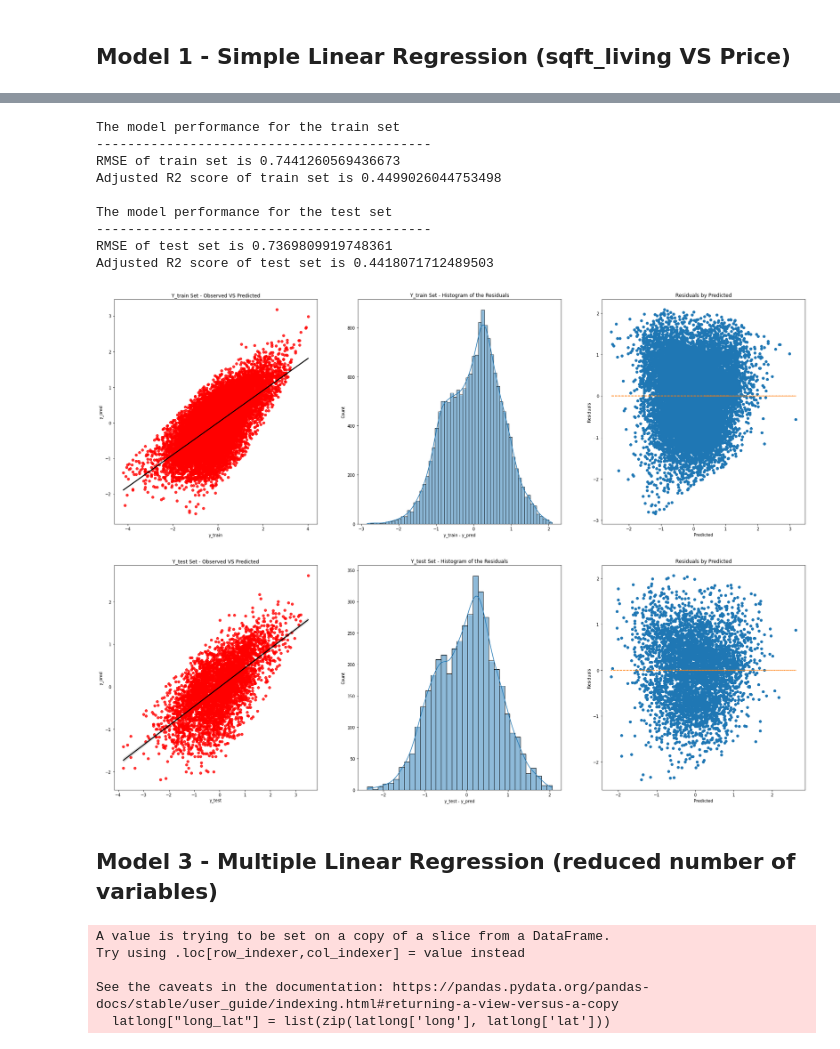
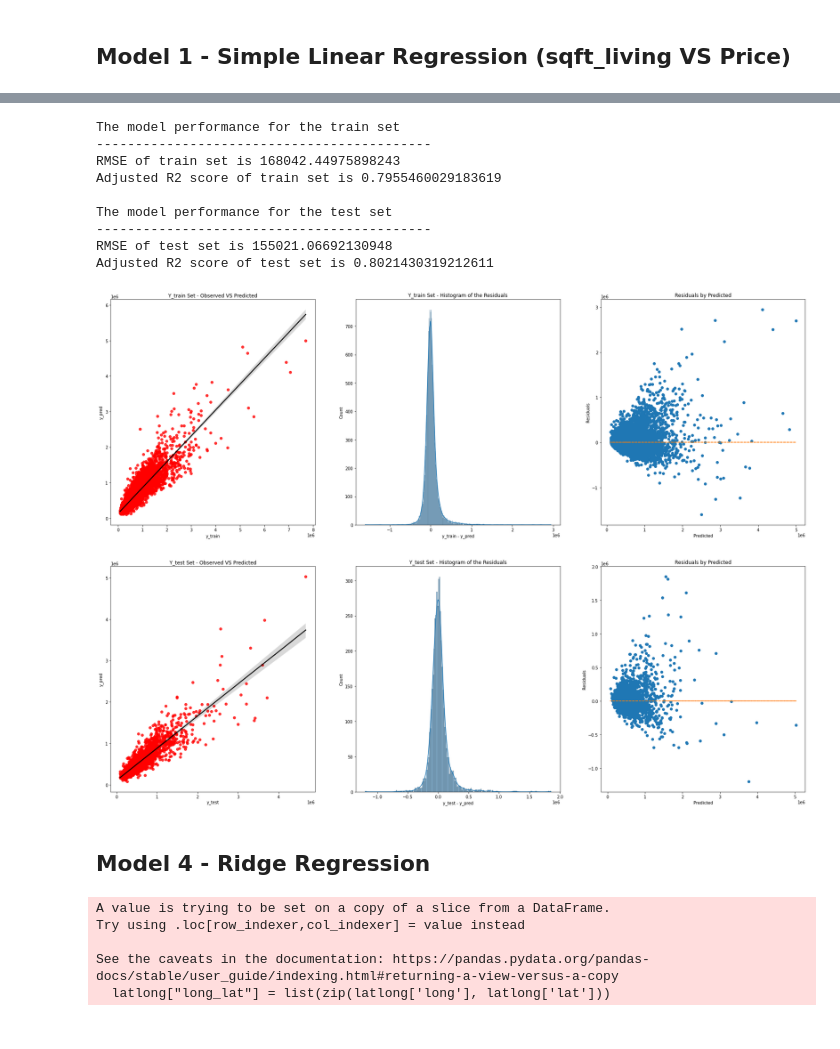
Before and after one commit to rikesahn/Mid_Term_Project, a Jupyter notebook: House_Prices_Case_Study.ipynb, the cells around one changed output, grey strips where cells are left out. Cells and saved outputs as stored; diff of their text form; code cells hidden in the pictures.

```diff
--- a/House_Prices_Case_Study.ipynb
+++ b/House_Prices_Case_Study.ipynb
@@ -934,0 +1232,27 @@ hp_df = (load_data("Data_MidTerm_Project_Real_State_Regression.xls")
+# %%
+# Inputs for the Pipeline Controller
+
+drop_columns = ["id", "date","sqft_lot", "sqft_above", "sqft_basement", "sqft_lot15", "condition", "floors"]
+cat_columns = ['waterfront', 'view', 'grade', "zipcode"]
+# %%
+# Pipeline Control
+
+hp_df = (load_data("Data_MidTerm_Project_Real_State_Regression.xls")
+.pipe(standard_headings)
+.drop(drop_columns, axis=1)
+.pipe(transform_renovated_built)
+# .pipe(transform_age)
+# .pipe(transform_renovated)
+.pipe(obj_to_cat, cat_columns)
+.pipe(remove_rows)
+.reset_index(drop=True)
+)
+# %%
+# Logarithmic / Box- Plot Normalization
+
+hp_df["price"] = np.log(hp_df["price"])
+# hp_df["sqft_living"] = np.log(hp_df["sqft_living"])
+# hp_df["sqft_living15"] = np.log(hp_df["sqft_living15"])
+
+hp_df["sqft_living"] = var_normalization(hp_df["sqft_living"])[1]
+hp_df["sqft_living15"] = var_normalization(hp_df["sqft_living15"])[1]
@@ -935,8 +1273,8 @@ hp_df = (load_data("Data_MidTerm_Project_Real_State_Regression.xls")
 # %%
 split_scaling_encoding_output = my_transformations(hp_df, test_size=0.2, scaler="standard")
 # %%
-X_train = split_scaling_encoding_output["train"][0]
-y_train = split_scaling_encoding_output["train"][2]
+X_train = pd.concat([split_scaling_encoding_output["train"][0], split_scaling_encoding_output["train"][1].reset_index(drop=True)], axis=1)
+y_train = split_scaling_encoding_output["train"][2].reset_index(drop=True)
 
-X_test = split_scaling_encoding_output["test"][0]
-y_test = split_scaling_encoding_output["test"][2]
+X_test = pd.concat([split_scaling_encoding_output["test"][0], split_scaling_encoding_output["test"][1].reset_index(drop=True)], axis=1)
+y_test = split_scaling_encoding_output["test"][2].reset_index(drop=True)
@@ -943,19 +1339,19 @@ y_test = split_scaling_encoding_output["test"][2]
 # %%
-reg_m1_output = my_linear_regression(X_train, y_train, X_test, y_test)
+reg_m3_output = my_flex_regression(X_train, y_train, X_test, y_test, model=LinearRegression(), y_transformer = "log")
 # %% [output]
 The model performance for the train set
 -------------------------------------------
-RMSE of train set is 0.7441260569436673
-Adjusted R2 score of train set is 0.4499026044753498
+RMSE of train set is 168042.44975898243
+Adjusted R2 score of train set is 0.7955460029183619
 
 The model performance for the test set
 -------------------------------------------
-RMSE of test set is 0.7369809919748361
-Adjusted R2 score of test set is 0.4418071712489503
+RMSE of test set is 155021.06692130948
+Adjusted R2 score of test set is 0.8021430319212611
-[figure, old version]
+[figure, new version]
-[figure, old version]
+[figure, new version]
-# %% [markdown]
-## Model 3 - Multiple Linear Regression (reduced number of variables)
+# %% [markdown]
+## Model 4 - Ridge Regression
 # %%
 # Inputs for the Pipeline Controller
 
```
Also changed, not shown: parts of 115 cells of this notebook.
